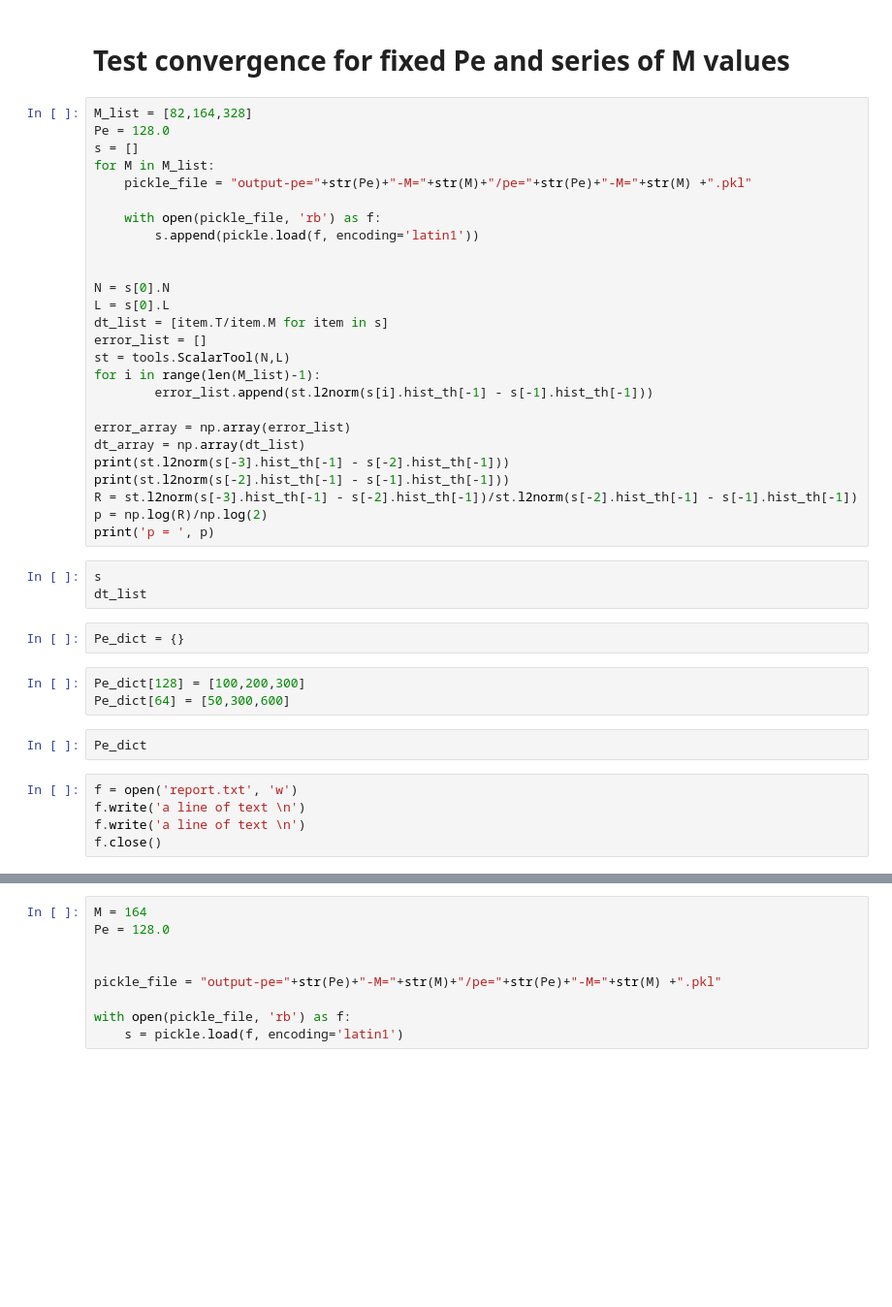
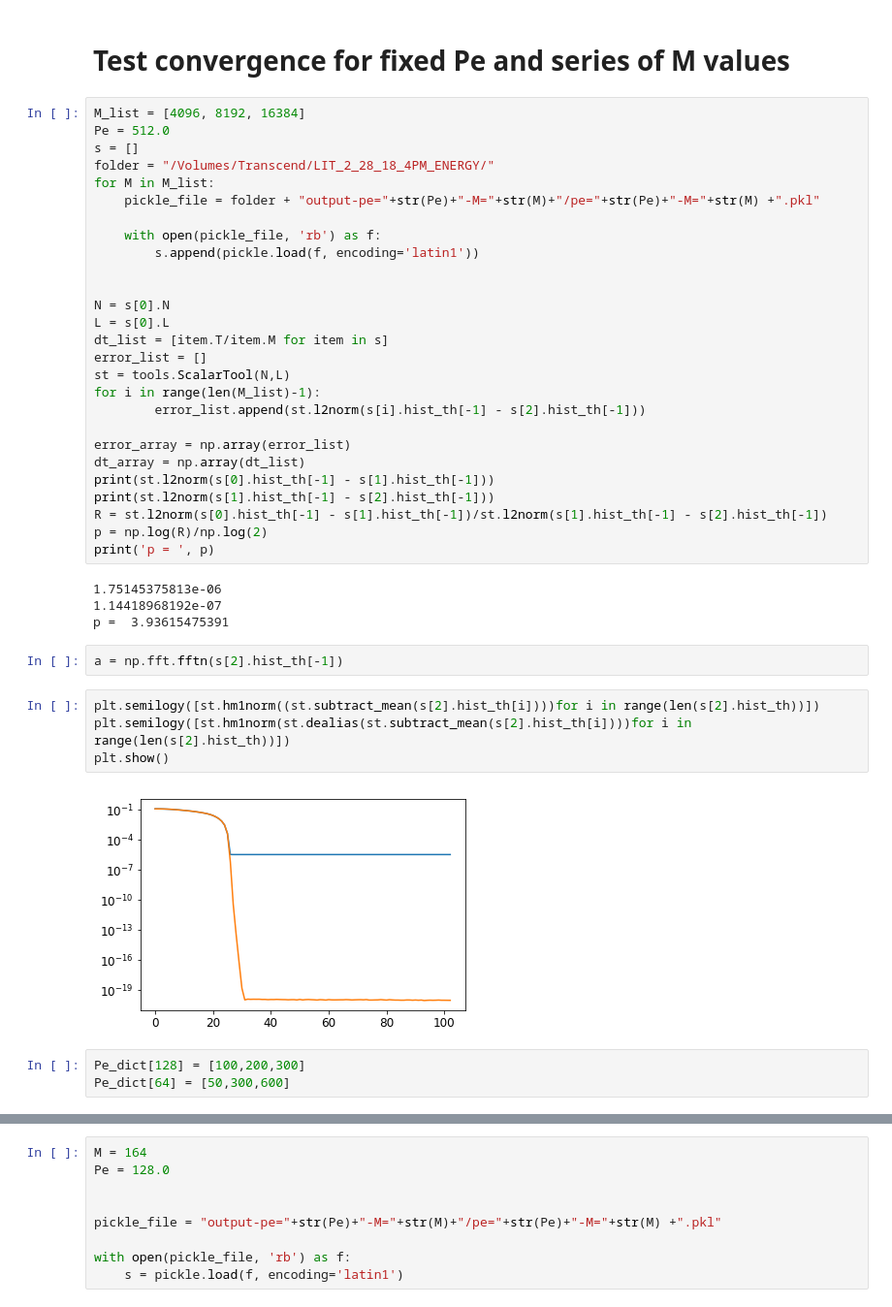
Before and after one commit to cjm715/lit, a Jupyter notebook: lit-notebook.ipynb, the cells around one changed output, grey strips where cells are left out. Shown at 97% size. Drawn from its saved outputs; the diff is of its cells as text; blank space fills up the shorter version.

```diff
--- a/lit-notebook.ipynb
+++ b/lit-notebook.ipynb
@@ -245,11 +245,12 @@ sim(constraint = "energy",T=0.3,M=1000,N=64,plot=True,Pe=32)
 # %% [markdown]
 # Test convergence for fixed Pe and series of M values
 # %%
-M_list = [82,164,328]
-Pe = 128.0
+M_list = [4096, 8192, 16384]
+Pe = 512.0
 s = []
+folder = "/Volumes/Transcend/LIT_2_28_18_4PM_ENERGY/"
 for M in M_list:
-    pickle_file = "output-pe="+str(Pe)+"-M="+str(M)+"/pe="+str(Pe)+"-M="+str(M) +".pkl"
+    pickle_file = folder + "output-pe="+str(Pe)+"-M="+str(M)+"/pe="+str(Pe)+"-M="+str(M) +".pkl"
 
     with open(pickle_file, 'rb') as f:
         s.append(pickle.load(f, encoding='latin1'))
@@ -261,27 +262,27 @@ dt_list = [item.T/item.M for item in s]
 error_list = []
 st = tools.ScalarTool(N,L)
 for i in range(len(M_list)-1):
-        error_list.append(st.l2norm(s[i].hist_th[-1] - s[-1].hist_th[-1]))
+        error_list.append(st.l2norm(s[i].hist_th[-1] - s[2].hist_th[-1]))
 
 error_array = np.array(error_list)
 dt_array = np.array(dt_list)
-print(st.l2norm(s[-3].hist_th[-1] - s[-2].hist_th[-1]))
-print(st.l2norm(s[-2].hist_th[-1] - s[-1].hist_th[-1]))
-R = st.l2norm(s[-3].hist_th[-1] - s[-2].hist_th[-1])/st.l2norm(s[-2].hist_th[-1] - s[-1].hist_th[-1])
+print(st.l2norm(s[0].hist_th[-1] - s[1].hist_th[-1]))
+print(st.l2norm(s[1].hist_th[-1] - s[2].hist_th[-1]))
+R = st.l2norm(s[0].hist_th[-1] - s[1].hist_th[-1])/st.l2norm(s[1].hist_th[-1] - s[2].hist_th[-1])
 p = np.log(R)/np.log(2)
 print('p = ', p)
+# %% [output]
+1.75145375813e-06
+1.14418968192e-07
+p =  3.93615475391
-# %%
-s
-dt_list
-# %%
-Pe_dict = {}
+# %%
+a = np.fft.fftn(s[2].hist_th[-1])
+# %%
+plt.semilogy([st.hm1norm((st.subtract_mean(s[2].hist_th[i])))for i in range(len(s[2].hist_th))])
+plt.semilogy([st.hm1norm(st.dealias(st.subtract_mean(s[2].hist_th[i])))for i in range(len(s[2].hist_th))])
+plt.show()
+# %% [output]
+[figure, added]
 # %%
 Pe_dict[128] = [100,200,300]
 Pe_dict[64] = [50,300,600]
-# %%
-Pe_dict
-# %%
-f = open('report.txt', 'w')
-f.write('a line of text \n')
-f.write('a line of text \n')
-f.close()
```
Also changed, not shown: parts of 7 cells of this notebook, 3 other files.
